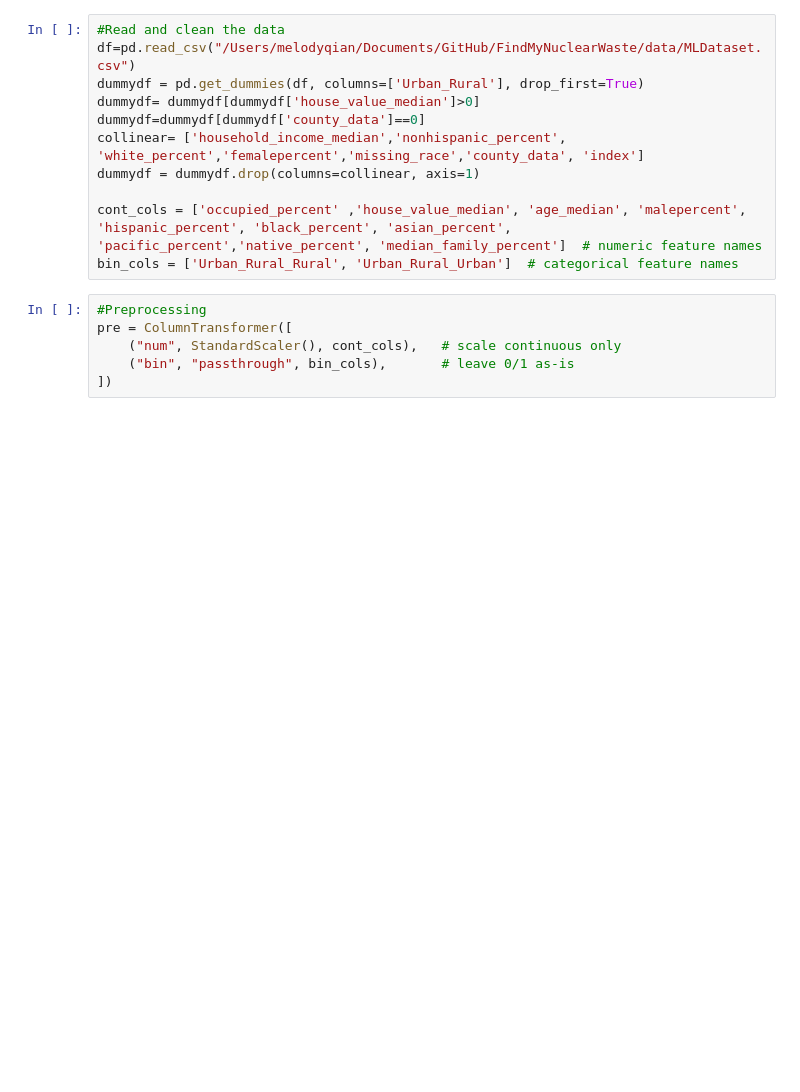
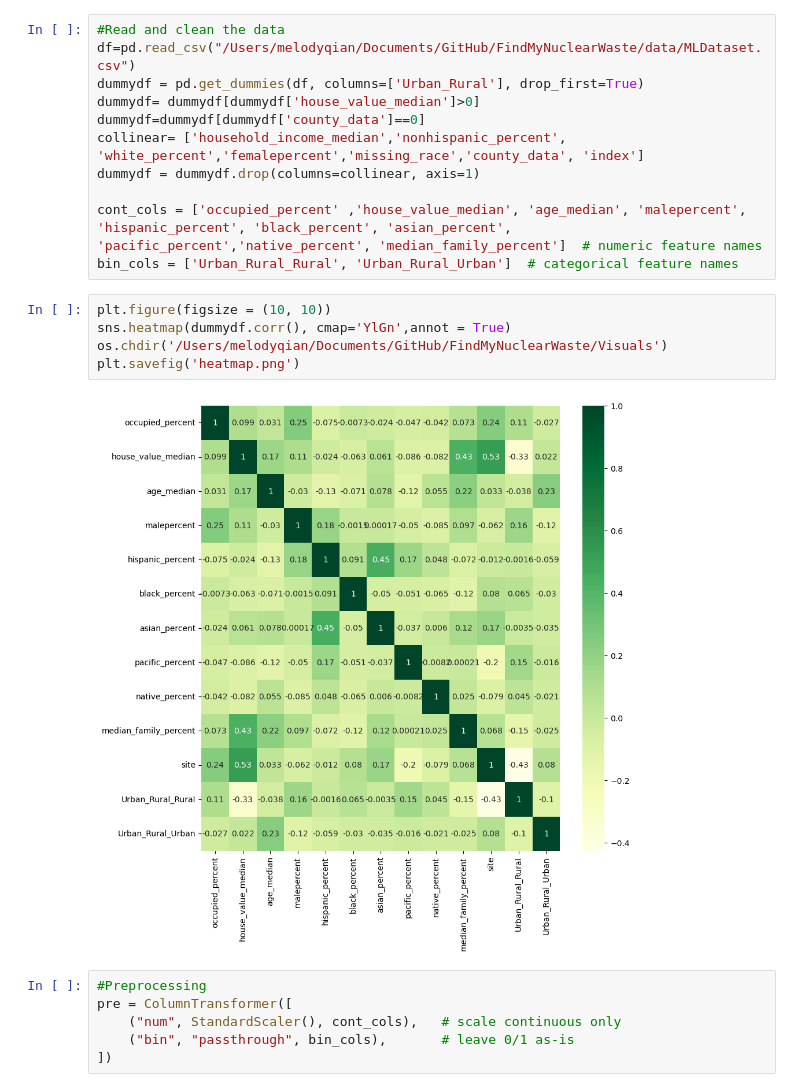
Before and after one commit to mqian93/FindMyNuclearWaste, a Jupyter notebook: Code/LassoRegression.ipynb, the cells around one changed output. Saved outputs shown, nothing was run; the diff lists cells and outputs as text; blank space fills up the shorter version.

```diff
--- a/Code/LassoRegression.ipynb
+++ b/Code/LassoRegression.ipynb
@@ -29,6 +30,13 @@ dummydf = dummydf.drop(columns=collinear, axis=1)
 
 cont_cols = ['occupied_percent' ,'house_value_median', 'age_median', 'malepercent', 'hispanic_percent', 'black_percent', 'asian_percent', 'pacific_percent','native_percent', 'median_family_percent']  # numeric feature names
 bin_cols = ['Urban_Rural_Rural', 'Urban_Rural_Urban']  # categorical feature names
+# %%
+plt.figure(figsize = (10, 10))
+sns.heatmap(dummydf.corr(), cmap='YlGn',annot = True)
+os.chdir('/Users/melodyqian/Documents/GitHub/FindMyNuclearWaste/Visuals')
+plt.savefig('heatmap.png')
+# %% [output]
+[figure, added]
 # %%
 #Preprocessing
 pre = ColumnTransformer([
```
Also changed, not shown: parts of 4 cells of this notebook, 10 other files.
